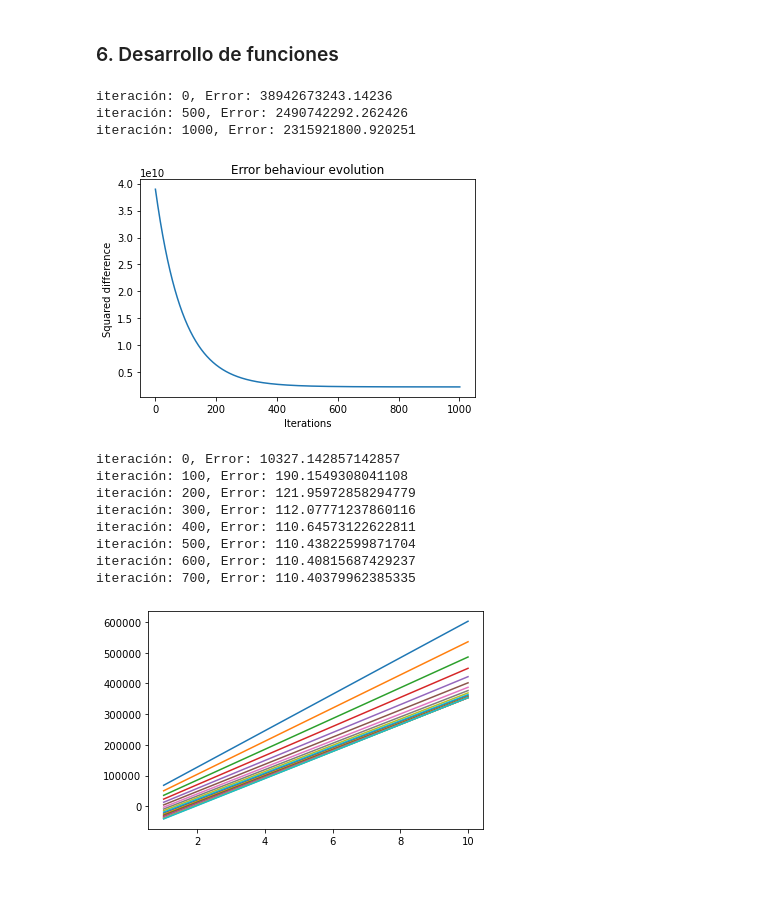
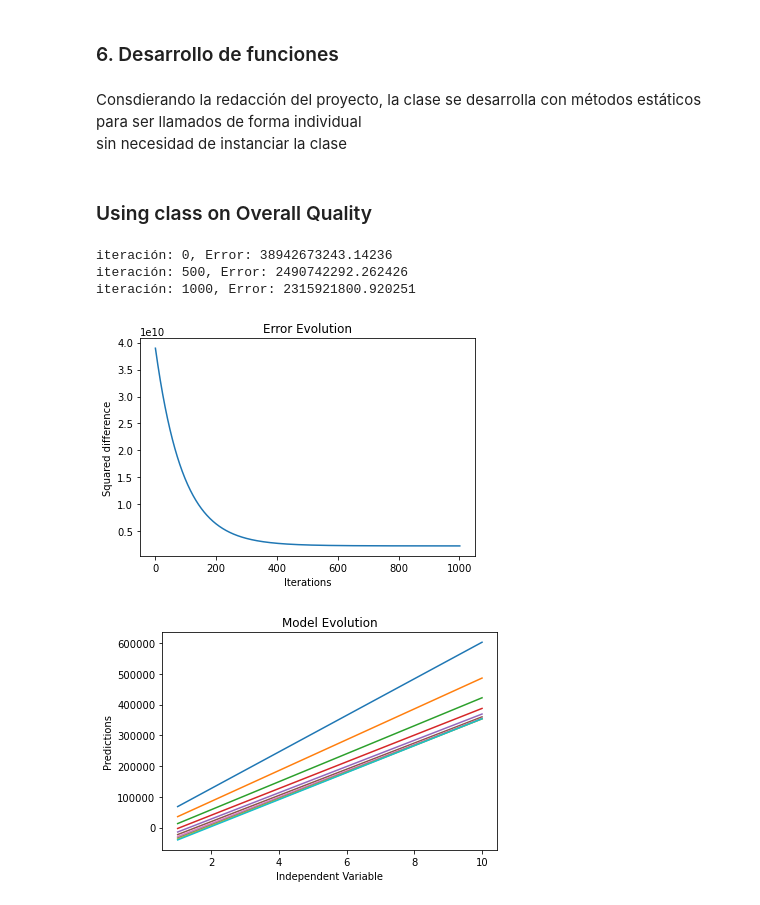
Before and after one commit to meuca/DS_Python, a Jupyter notebook: ProyectoPython/ProyectoFinal.ipynb, the cells around one changed output. Saved outputs shown, nothing was run; the diff lists cells and outputs as text; code cells hidden in the pictures.

Commit message:
Organizing functions as static methods into a class and using them

```diff
--- a/ProyectoPython/ProyectoFinal.ipynb
+++ b/ProyectoPython/ProyectoFinal.ipynb
@@ -146,4 +146,7 @@ plt.show()
 [figure]
 # %% [markdown]
 ### 6. Desarrollo de funciones
+# %% [markdown]
+Consdierando la redacción del proyecto, la clase se desarrolla con métodos estáticos para ser llamados de forma individual
+sin necesidad de instanciar la clase
 # %%
@@ -182,39 +203,12 @@ def graphGradeDescendErrors(err):
+# %% [markdown]
+### Using class on Overall Quality
 # %%
-mod, e = linearRegressionGradeDescend(trainingData['OverallQual'], trainingData['SalePrice'], 1000, 500, 0.05)
-
-graphGradeDescendErrors(e)
+OverallQualModels, OverallQualErrors = myGradeDescend.calculateModels(trainingData['OverallQual'], trainingData['SalePrice'], 1000, 500, 0.05)
+myGradeDescend.graphErrorEvolution(OverallQualErrors)
+myGradeDescend.graphModelEvolution(trainingData['OverallQual'], OverallQualModels, 100)
 # %% [output]
 iteración: 0, Error: 38942673243.14236
 iteración: 500, Error: 2490742292.262426
 iteración: 1000, Error: 2315921800.920251
-[figure, old version]
+[figure, new version]
+[figure, added]
-# %%
-mod2, e2 = linearRegressionGradeDescend([1,2,3,4,5,6,7],[74,79,80,90,105,142,122], 700,100,0.05)
-
-def graphModelEvolution(x, models, n):
-    xFirst, xLast = np.nanmin(x), np.nanmax(x)
-    models = np.array(models)
-    for i in range(0, models.shape[0]-1, n):
-        independent = np.array([xFirst, xLast])
-        dependent = np.array([
-            np.dot(models[i], np.array([xFirst, 1]))[0],
-            np.dot(models[i], np.array([xLast, 1]))[0],
-        ])
-        plt.plot(independent, dependent)
-    plt.show()
-
-
-
-
-
-graphModelEvolution(trainingData['OverallQual'], mod, 50)
-# %% [output]
-iteración: 0, Error: 10327.142857142857
-iteración: 100, Error: 190.1549308041108
-iteración: 200, Error: 121.95972858294779
-iteración: 300, Error: 112.07771237860116
-iteración: 400, Error: 110.64573122622811
-iteración: 500, Error: 110.43822599871704
-iteración: 600, Error: 110.40815687429237
-iteración: 700, Error: 110.40379962385335
-[figure, removed]
```
Also changed, not shown: parts of 5 cells of this notebook.
